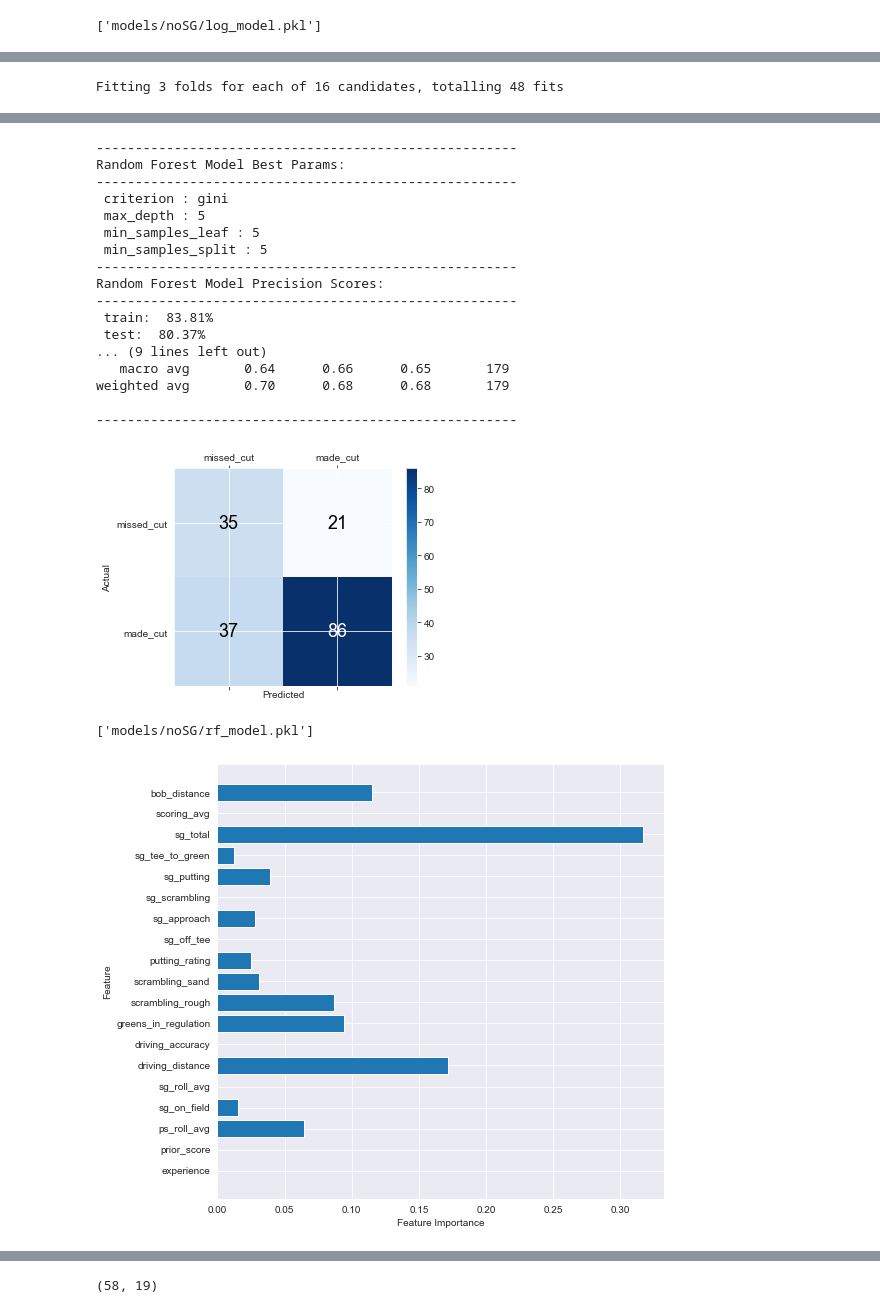
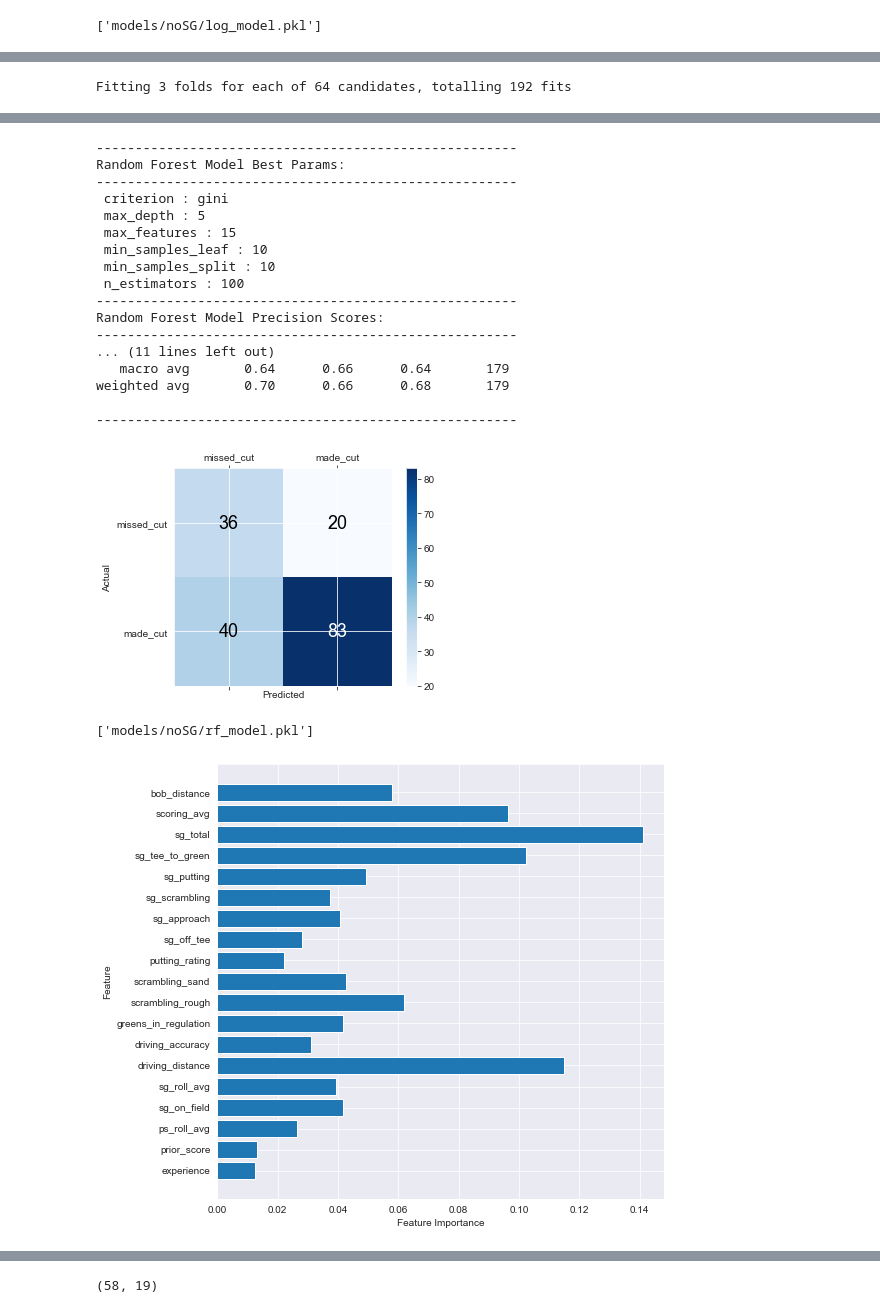
Before and after one commit to jprinfret/masters_tournament_classifier, a Jupyter notebook: 2020 Masters Tournament Predictions.ipynb, the cells around one changed output, grey strips where cells are left out. Cells and saved outputs as stored; diff of their text form; code cells hidden in the pictures.

Commit message:
cleaned labeling of notebook

```diff
--- a/2020 Masters Tournament Predictions.ipynb
+++ b/2020 Masters Tournament Predictions.ipynb
@@ -1223,10 +1223,13 @@ weighted avg       0.71      0.68      0.69       179
 classifier = KNeighborsClassifier()
 model_name = 'KNN Model'
 
-k = int(round(np.log(X_train.shape[0]), 0))
+# Define starting k
+start = np.log(X_train.shape[0])
+start = int(start)
+stop = start+20
 
 # Create param grid for GridSearch
-param_grid = {'n_neighbors' : range(k,k+20,2)}
+param_grid = {'n_neighbors' : range(start,stop,2)}
 
 # Instantiate GridSearch
 knn_clf = GridSearchCV(
@@ -1312,7 +1315,7 @@ param_grid = {
     'criterion' : ['gini', 'entropy'],
     'max_depth' : [2, 5, 10],
     'min_samples_split' : [2, 5, 10],
-    'min_samples_leaf' : [1, 2, 5, 10]
+    'min_samples_leaf' : [1, 2, 5, 10, 20]
 }
 
 # Instantiate GridSearch
@@ -1355,10 +1358,10 @@ print('--'*27)
 print(metrics.classification_report(y_test, y_pred, target_names=target_names))
 print('--'*27)
 
-# # Print confusion matrix
-# cm = metrics.confusion_matrix(y_test, y_pred)
-# classes = target_names
-# plot_confusion_matrix(cm, classes)
+# Print confusion matrix
+cm = metrics.confusion_matrix(y_test, y_pred)
+classes = target_names
+plot_confusion_matrix(cm, classes)
 
 # Feature importance
 dt_optimized = DecisionTreeClassifier(
@@ -1412,9 +1416,11 @@ model_name = 'Random Forest Model'
 # Create param grid for GridSearch
 param_grid = {
     'criterion' : ['gini', 'entropy'],
+    'n_estimators' : [100, 200],
+    'max_features' : [10, 15],
     'max_depth' : [2, 5],
-    'min_samples_split' : [5, 10],
-    'min_samples_leaf' : [5, 10]
+    'min_samples_split' : [10, 20],
+    'min_samples_leaf' : [10, 20]
 }
 
 # Instantiate GridSearch
@@ -1442,13 +1448,13 @@ for key in keys:
     print(f" {key} : {best_params[key]}")
 
 # Print Precision Score
-p_hat = metrics.precision_score(y_train, y_hat_pred)
-p = metrics.precision_score(y_test, y_pred)
+f1_hat = metrics.f1_score(y_train, y_hat_pred)
+f1 = metrics.f1_score(y_test, y_pred)
 print('--'*27)
 print(f'{model_name} Precision Scores:')
 print('--'*27)
-print(f' train: {p_hat : 0.2%}')
-print(f' test: {p : 0.2%}')
+print(f' train: {f1_hat : 0.2%}')
+print(f' test: {f1 : 0.2%}')
 
 # Print classification report
 print('--'*27)
@@ -1465,7 +1471,8 @@ plot_confusion_matrix(cm, classes)
 # Feature importance
 rf_optimized = RandomForestClassifier(
     criterion = best_params['criterion'],
-    n_estimators = 100,
+    n_estimators = best_params['n_estimators'],
+    max_features = best_params['max_features'],
     max_depth = best_params['max_depth'],
     min_samples_split = best_params['min_samples_split'],
     min_samples_leaf = best_params['min_samples_leaf'],
@@ -1475,12 +1482,12 @@ rf_optimized = RandomForestClassifier(
 rf_optimized.fit(X_train, y_train)
 
 n_features = X_train.shape[1]
-plot_feature_importances(X_train, dt_optimized, n_features, FI_labels)
+plot_feature_importances(X_train, rf_optimized, n_features, FI_labels)
 
 # Pickle model
 filename = 'models/noSG/rf_model.pkl'
 model = rf_clf
 joblib.dump(model, filename)
 # %% [output]
-Fitting 3 folds for each of 16 candidates, totalling 48 fits
+Fitting 3 folds for each of 64 candidates, totalling 192 fits
 [Parallel(n_jobs=-1)]: Using backend LokyBackend with 4 concurrent workers.
@@ -1489,21 +1497,21 @@ Fitting 3 folds for each of 16 candidates, totalling 48 fits
 ------------------------------------------------------
 Random Forest Model Best Params:
 ------------------------------------------------------
  criterion : gini
  max_depth : 5
- min_samples_leaf : 5
- min_samples_split : 5
+ max_features : 15
+ min_samples_leaf : 10
+ min_samples_split : 10
+ n_estimators : 100
 ------------------------------------------------------
 Random Forest Model Precision Scores:
 ------------------------------------------------------
- train:  83.81%
- test:  80.37%
-... (9 lines left out)
-   macro avg       0.64      0.66      0.65       179
-weighted avg       0.70      0.68      0.68       179
+... (11 lines left out)
+   macro avg       0.64      0.66      0.64       179
+weighted avg       0.70      0.66      0.68       179
 
 ------------------------------------------------------
-[figure, old version]
+[figure, new version]
 ['models/noSG/rf_model.pkl']
-[figure, old version]
+[figure, new version]
 # %% [markdown]
```
Also changed, not shown: parts of 39 cells of this notebook, 7 other files.
